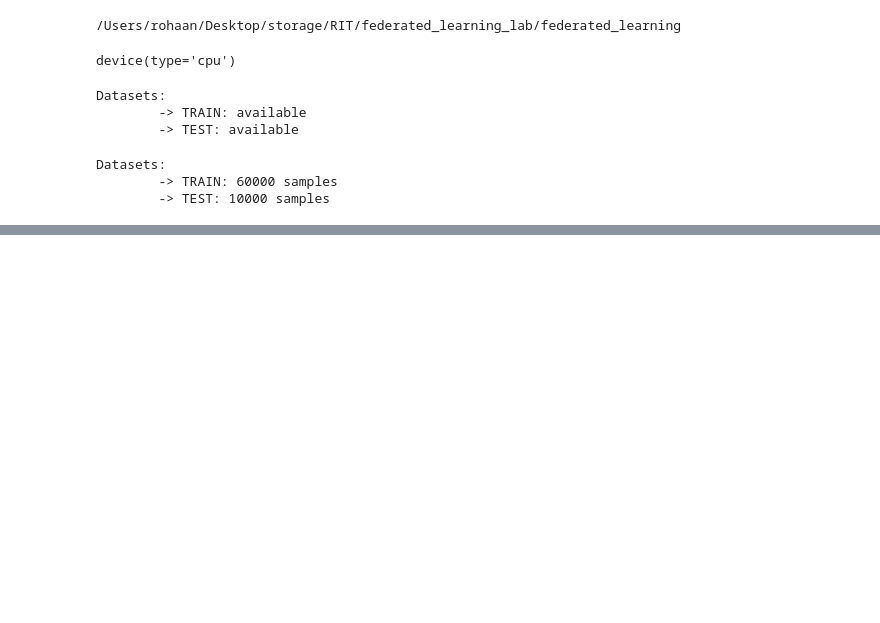
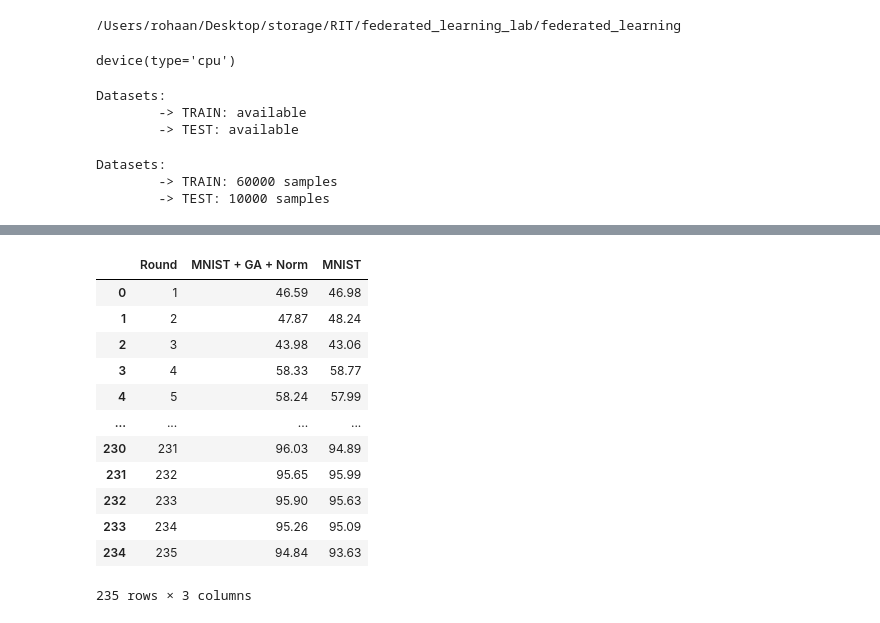
Before and after one commit to rohaan2614/federated_learning, a Jupyter notebook: Centralized_MNIST/Centralized_MNIST_GA.ipynb, the cells around one changed output, grey strips where cells are left out. Drawn from its saved outputs; the diff is of its cells as text; code cells hidden in the pictures; blank space fills up the shorter version.

```diff
--- a/Centralized_MNIST/Centralized_MNIST_GA.ipynb
+++ b/Centralized_MNIST/Centralized_MNIST_GA.ipynb
@@ -306,0 +326,28 @@ Test set: Average loss: 0.0022, Accuracy: 1987/10000 (20%)
+# %%
+control_accuracies = []
+control_train_losses = []
+control_test_losses = []
+
+model = initialize_model(seed=42).to(device)
+lr = 0.01
+
+for round in range(1, 1 + rounds):
+    print(f"Running round {round}/{rounds}")
+
+    updates, loss = train(
+        model=model,
+        device=device,
+        train_loader=train_loader,
+        optimizer=optim.Adam(model.parameters(), lr=lr),
+        criterion=nn.CrossEntropyLoss(),
+        batch_idx=round - 1,
+    )
+
+    avg_test_loss, accuracy = test(
+        model, device, test_loader, criterion=nn.CrossEntropyLoss()
+    )
+
+    # for plotting
+    train_losses.append(float(loss))
+    test_losses.append(avg_test_loss)
+    control_accuracies.append(accuracy)
@@ -306,0 +372,29 @@ Test set: Average loss: 0.0022, Accuracy: 1987/10000 (20%)
+# %%
+import pandas as pd
+import seaborn as sns
+import pandas as pd
+
+# Create a DataFrame
+data = {
+    'Round': list(range(1, rounds + 1)),
+    'MNIST + GA + Norm': accuracies,
+    'MNIST' : control_accuracies
+    }
+
+df_accuracies = pd.DataFrame(data)
+
+df_accuracies
+# %% [output]
+|  | Round | MNIST + GA + Norm | MNIST |
+| 0 | 1 | 46.59 | 46.98 |
+| 1 | 2 | 47.87 | 48.24 |
+| 2 | 3 | 43.98 | 43.06 |
+| 3 | 4 | 58.33 | 58.77 |
+| 4 | 5 | 58.24 | 57.99 |
+| ... | ... | ... | ... |
+| 230 | 231 | 96.03 | 94.89 |
+| 231 | 232 | 95.65 | 95.99 |
+| 232 | 233 | 95.90 | 95.63 |
+| 233 | 234 | 95.26 | 95.09 |
+| 234 | 235 | 94.84 | 93.63 |
+235 rows × 3 columns
```
Also changed, not shown: parts of 7 cells of this notebook.
